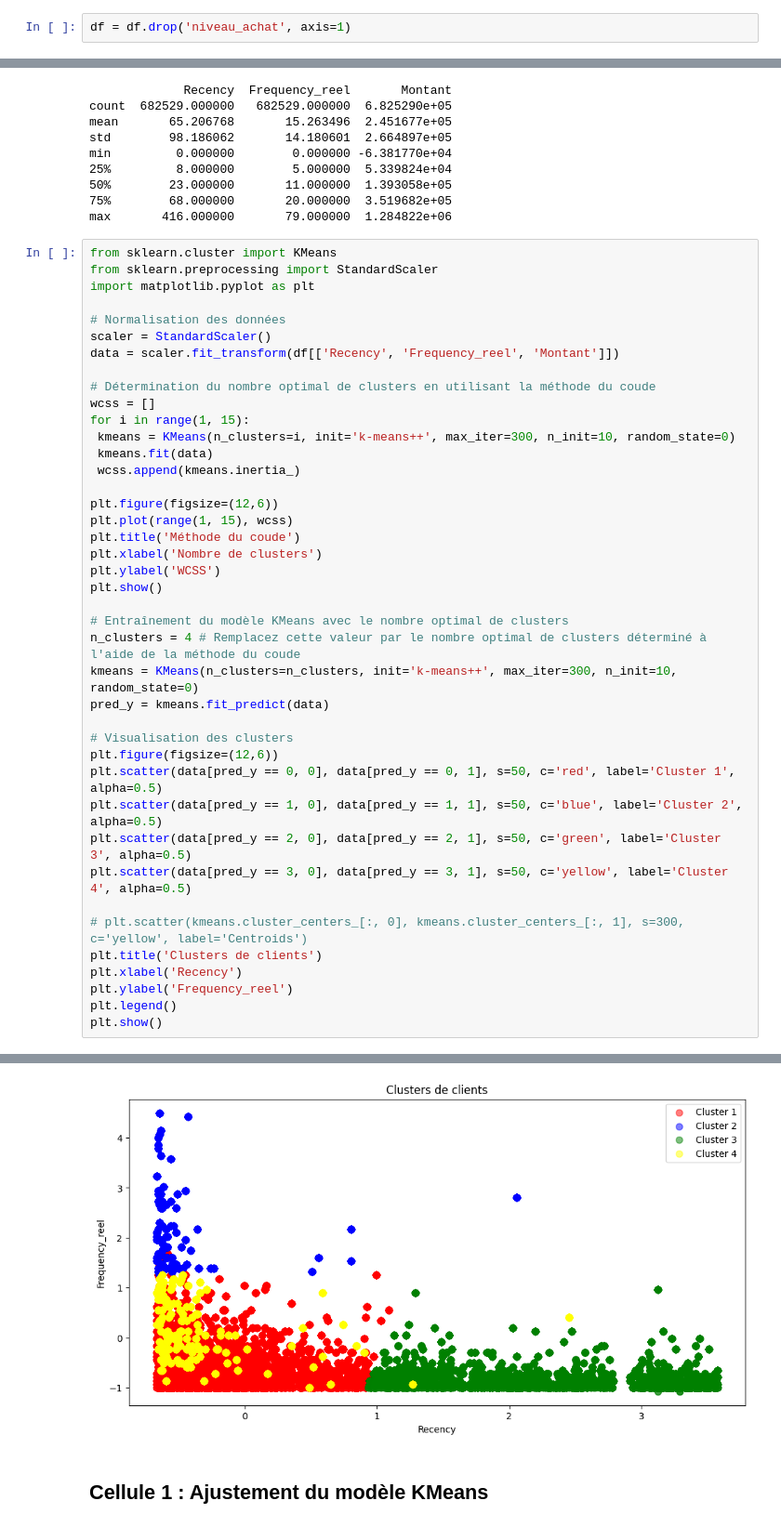
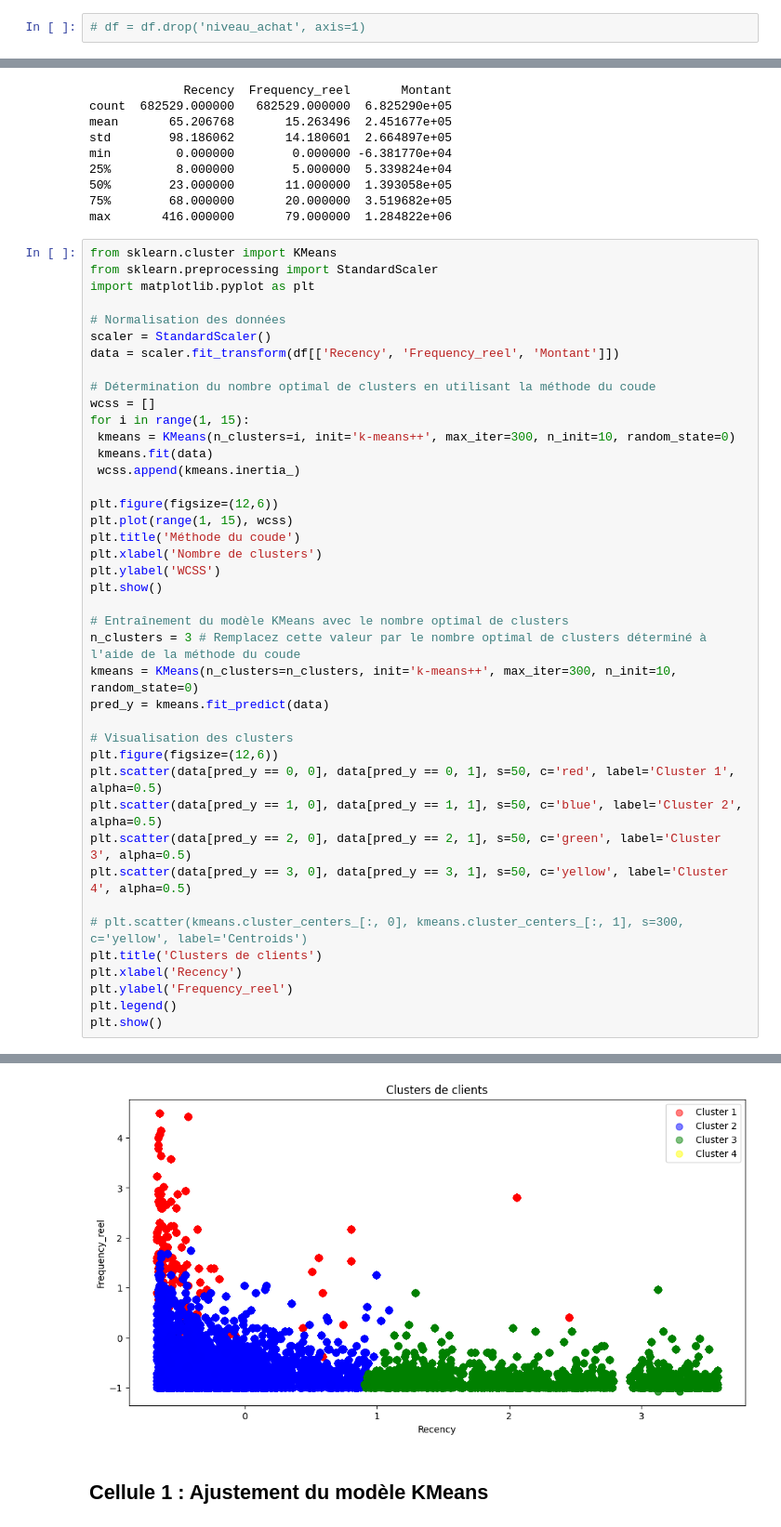
Before and after one commit to impejonathan/cluster_uk, a Jupyter notebook: 3_rfm.ipynb, the cells around one changed output, grey strips where cells are left out. Shown at 93% size. Saved outputs shown, nothing was run; the diff lists cells and outputs as text.

```diff
--- a/3_rfm.ipynb
+++ b/3_rfm.ipynb
@@ -35,7 +35,7 @@ df_filtered
 # %%
 df = df[df['Montant'] <= 5000000]
 # %%
-df = df.drop('niveau_achat', axis=1)
+# df = df.drop('niveau_achat', axis=1)
 # %%
 # Remplacez "df" par le nom de votre dataframe
 summary = df[['Recency', 'Frequency_reel', 'Montant']].describe()
@@ -88,35 +88,35 @@ for i in range(1, 15):
  kmeans = KMeans(n_clusters=i, init='k-means++', max_iter=300, n_init=10, random_state=0)
  kmeans.fit(data)
  wcss.append(kmeans.inertia_)
 
 plt.figure(figsize=(12,6))
 plt.plot(range(1, 15), wcss)
 plt.title('Méthode du coude')
 plt.xlabel('Nombre de clusters')
 plt.ylabel('WCSS')
 plt.show()
 
 # Entraînement du modèle KMeans avec le nombre optimal de clusters
-n_clusters = 4 # Remplacez cette valeur par le nombre optimal de clusters déterminé à l'aide de la méthode du coude
+n_clusters = 3 # Remplacez cette valeur par le nombre optimal de clusters déterminé à l'aide de la méthode du coude
 kmeans = KMeans(n_clusters=n_clusters, init='k-means++', max_iter=300, n_init=10, random_state=0)
 pred_y = kmeans.fit_predict(data)
 
 # Visualisation des clusters
 plt.figure(figsize=(12,6))
 plt.scatter(data[pred_y == 0, 0], data[pred_y == 0, 1], s=50, c='red', label='Cluster 1', alpha=0.5)
 plt.scatter(data[pred_y == 1, 0], data[pred_y == 1, 1], s=50, c='blue', label='Cluster 2', alpha=0.5)
 plt.scatter(data[pred_y == 2, 0], data[pred_y == 2, 1], s=50, c='green', label='Cluster 3', alpha=0.5)
 plt.scatter(data[pred_y == 3, 0], data[pred_y == 3, 1], s=50, c='yellow', label='Cluster 4', alpha=0.5)
 
 # plt.scatter(kmeans.cluster_centers_[:, 0], kmeans.cluster_centers_[:, 1], s=300, c='yellow', label='Centroids')
 plt.title('Clusters de clients')
 plt.xlabel('Recency')
 plt.ylabel('Frequency_reel')
 plt.legend()
 plt.show()
 # %% [output]
 [figure]
-[figure, old version]
+[figure, new version]
 # %% [markdown]
 ## Cellule 1 : Ajustement du modèle KMeans
 # %%
```
Also changed, not shown: parts of 13 cells of this notebook, 2 other files.
